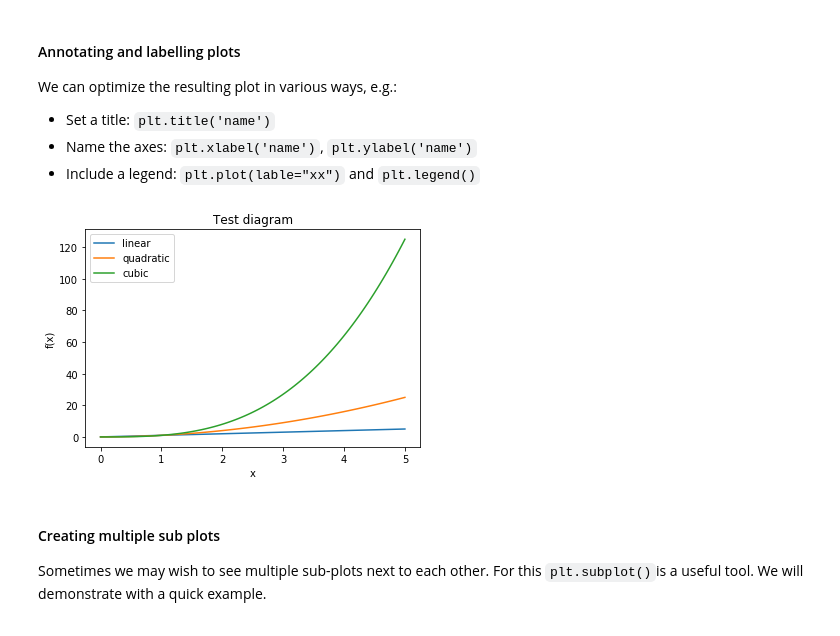
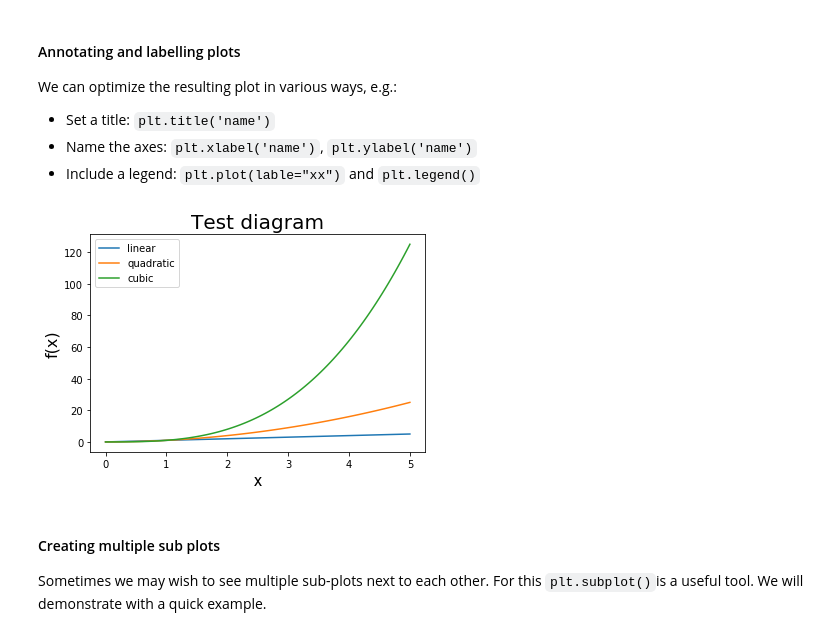
Before and after one commit to IS3UniCologne/DSML_2021, a Jupyter notebook: 03_Workshops/DSML_WS_04_Visualization/DSML_WS_04_Visualization.ipynb, the cells around one changed output. Cells and saved outputs as stored; diff of their text form; code cells hidden in the pictures.

```diff
--- a/03_Workshops/DSML_WS_04_Visualization/DSML_WS_04_Visualization.ipynb
+++ b/03_Workshops/DSML_WS_04_Visualization/DSML_WS_04_Visualization.ipynb
@@ -67,24 +67,24 @@ We can optimize the resulting plot in various ways, e.g.:
 # %%
 
 # Add labels to the plots (will show up in legend)
 plt.plot(x, y1, label="linear")
 plt.plot(x, y2, label="quadratic")
 plt.plot(x, y3, label="cubic")
 
 # Add diagram and axes titles
-plt.xlabel('x')
-plt.ylabel('f(x)')
-plt.title('Test diagram')
+plt.xlabel('x', fontsize=16, fontname="Arial")
+plt.ylabel('f(x)', fontsize=16)
+plt.title('Test diagram', fontsize=20)
 
 # Display legend
 # Use loc function to choose optimal position of legend (loc=0 means Matplotlib chooses optimla position independently)
 
 plt.legend(loc="upper left")
 
 # Show plot
 plt.show()
 # %% [output]
-[figure, old version]
+[figure, new version]
 # %% [markdown]
 #### Creating multiple sub plots
 
```
Also changed, not shown: parts of 20 cells of this notebook, 4 other files.
